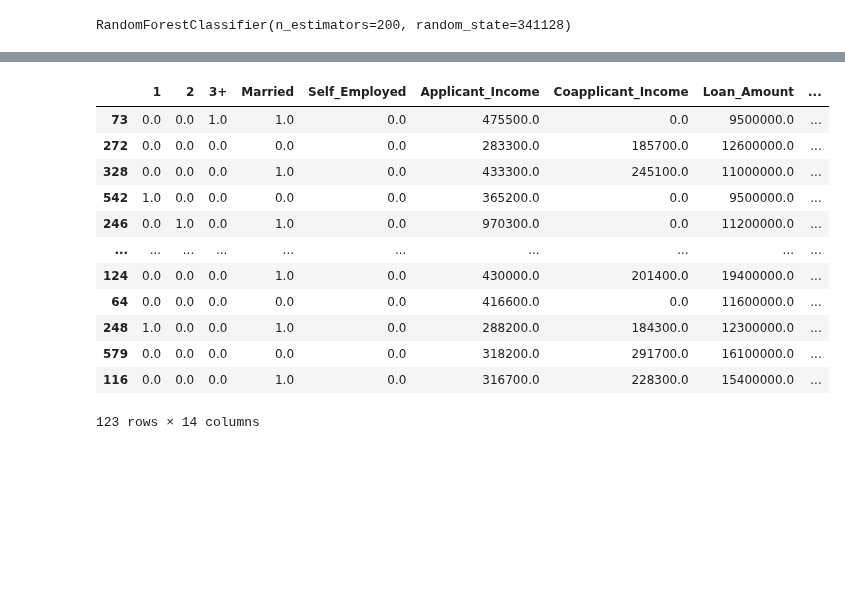
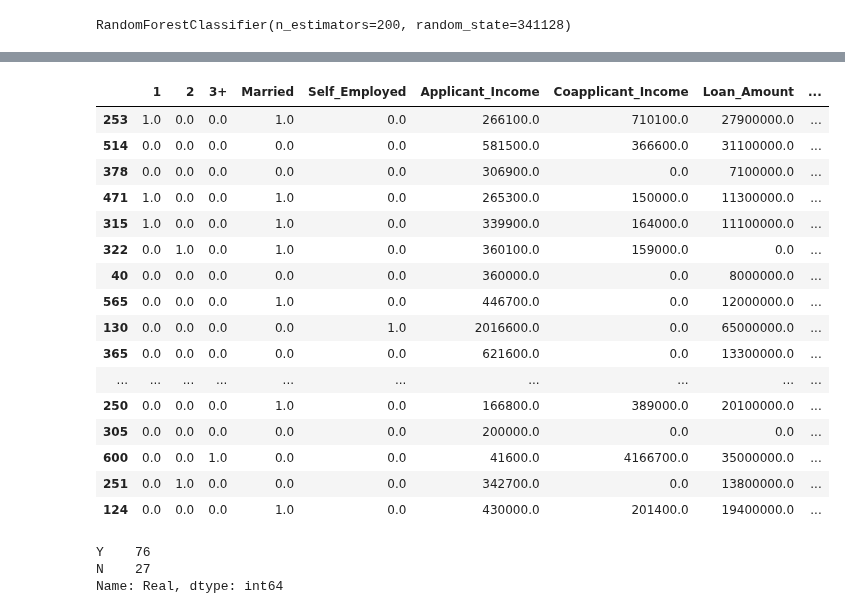
Before and after one commit to DavidJara2201/LoanAnalysis, a Jupyter notebook: model_construction.ipynb, the cells around one changed output, grey strips where cells are left out. Saved outputs shown, nothing was run; the diff lists cells and outputs as text; code cells hidden in the pictures; blank space fills up the shorter version.

```diff
--- a/model_construction.ipynb
+++ b/model_construction.ipynb
@@ -207,19 +206,32 @@ import pickle
 pickle.dump(rf_model, open('rf_model.pkl', 'wb'))
 # %%
 X_test["Pred"] = pred
+
+X_test["Real"] = y_test
 # %%
-X_test
+a = X_test[X_test["Pred"] == "N"]
+a
 # %% [output]
 |  | 1 | 2 | 3+ | Married | Self_Employed | Applicant_Income | Coapplicant_Income | Loan_Amount | ... |
-| 73 | 0.0 | 0.0 | 1.0 | 1.0 | 0.0 | 475500.0 | 0.0 | 9500000.0 | ... |
-| 272 | 0.0 | 0.0 | 0.0 | 0.0 | 0.0 | 283300.0 | 185700.0 | 12600000.0 | ... |
-| 328 | 0.0 | 0.0 | 0.0 | 1.0 | 0.0 | 433300.0 | 245100.0 | 11000000.0 | ... |
-| 542 | 1.0 | 0.0 | 0.0 | 0.0 | 0.0 | 365200.0 | 0.0 | 9500000.0 | ... |
-| 246 | 0.0 | 1.0 | 0.0 | 1.0 | 0.0 | 970300.0 | 0.0 | 11200000.0 | ... |
+| 253 | 1.0 | 0.0 | 0.0 | 1.0 | 0.0 | 266100.0 | 710100.0 | 27900000.0 | ... |
+| 514 | 0.0 | 0.0 | 0.0 | 0.0 | 0.0 | 581500.0 | 366600.0 | 31100000.0 | ... |
+| 378 | 0.0 | 0.0 | 0.0 | 0.0 | 0.0 | 306900.0 | 0.0 | 7100000.0 | ... |
+| 471 | 1.0 | 0.0 | 0.0 | 1.0 | 0.0 | 265300.0 | 150000.0 | 11300000.0 | ... |
+| 315 | 1.0 | 0.0 | 0.0 | 1.0 | 0.0 | 339900.0 | 164000.0 | 11100000.0 | ... |
+| 322 | 0.0 | 1.0 | 0.0 | 1.0 | 0.0 | 360100.0 | 159000.0 | 0.0 | ... |
+| 40 | 0.0 | 0.0 | 0.0 | 0.0 | 0.0 | 360000.0 | 0.0 | 8000000.0 | ... |
+| 565 | 0.0 | 0.0 | 0.0 | 1.0 | 0.0 | 446700.0 | 0.0 | 12000000.0 | ... |
+| 130 | 0.0 | 0.0 | 0.0 | 0.0 | 1.0 | 2016600.0 | 0.0 | 65000000.0 | ... |
+| 365 | 0.0 | 0.0 | 0.0 | 0.0 | 0.0 | 621600.0 | 0.0 | 13300000.0 | ... |
 | ... | ... | ... | ... | ... | ... | ... | ... | ... | ... |
+| 250 | 0.0 | 0.0 | 0.0 | 1.0 | 0.0 | 166800.0 | 389000.0 | 20100000.0 | ... |
+| 305 | 0.0 | 0.0 | 0.0 | 0.0 | 0.0 | 200000.0 | 0.0 | 0.0 | ... |
+| 600 | 0.0 | 0.0 | 1.0 | 0.0 | 0.0 | 41600.0 | 4166700.0 | 35000000.0 | ... |
+| 251 | 0.0 | 1.0 | 0.0 | 0.0 | 0.0 | 342700.0 | 0.0 | 13800000.0 | ... |
 | 124 | 0.0 | 0.0 | 0.0 | 1.0 | 0.0 | 430000.0 | 201400.0 | 19400000.0 | ... |
-| 64 | 0.0 | 0.0 | 0.0 | 0.0 | 0.0 | 416600.0 | 0.0 | 11600000.0 | ... |
-| 248 | 1.0 | 0.0 | 0.0 | 1.0 | 0.0 | 288200.0 | 184300.0 | 12300000.0 | ... |
-| 579 | 0.0 | 0.0 | 0.0 | 0.0 | 0.0 | 318200.0 | 291700.0 | 16100000.0 | ... |
-| 116 | 0.0 | 0.0 | 0.0 | 1.0 | 0.0 | 316700.0 | 228300.0 | 15400000.0 | ... |
-123 rows × 14 columns
+# %%
+a["Real"].value_counts()
+# %% [output]
+Y    76
+N    27
+Name: Real, dtype: int64
```
Also changed, not shown: parts of 5 cells of this notebook, 3 other files.
